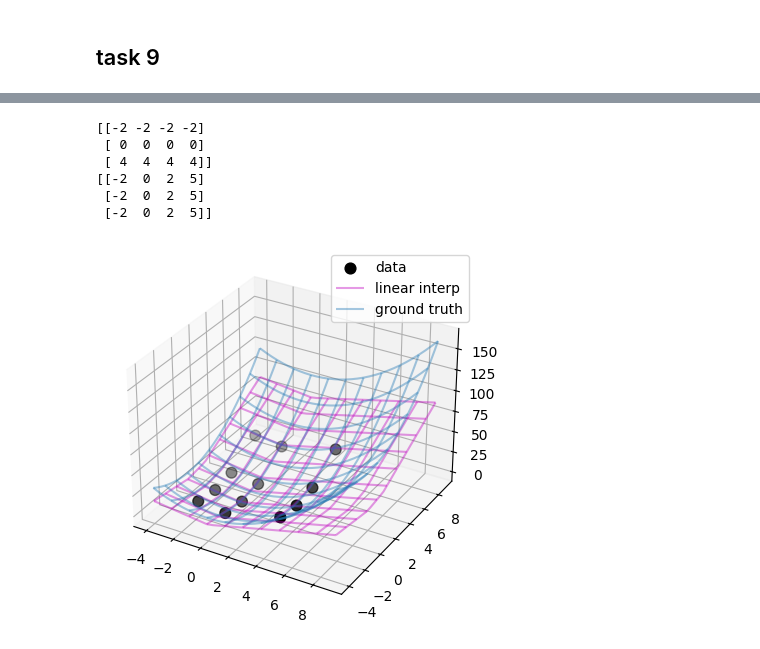
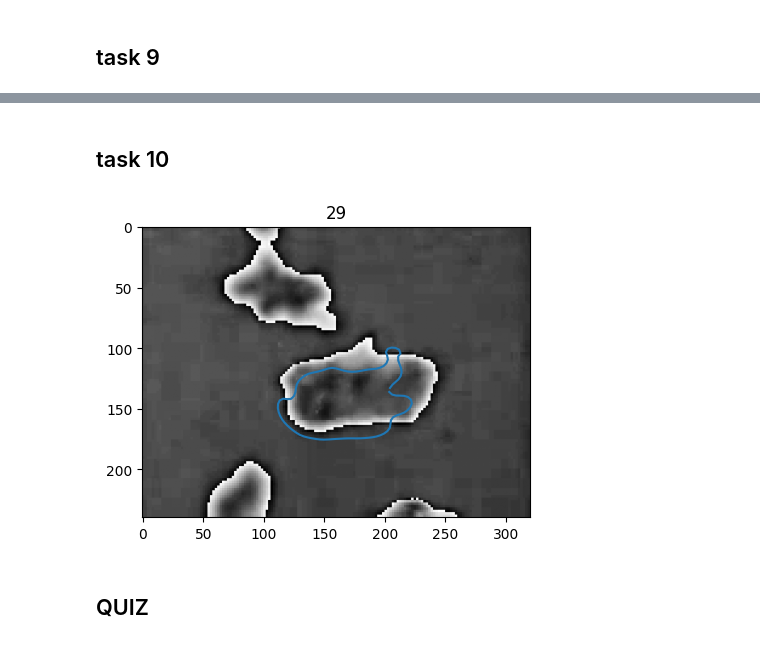
Before and after one commit to MadsPrip1/02506-Advanced-image-analysis, a Jupyter notebook: week6/week6.ipynb, the cells around one changed output, grey strips where cells are left out. Saved outputs shown, nothing was run; the diff lists cells and outputs as text; code cells hidden in the pictures.

```diff
--- a/week6/week6.ipynb
+++ b/week6/week6.ipynb
@@ -415,35 +382,32 @@ plt.show()
-# %%
-
-x, y = np.array([-2, 0, 4]), np.array([-2, 0, 2, 5])
-def ff(x, y):
-    return x**2 + y**2
-
-xg, yg = np.meshgrid(x, y, indexing='ij')
-data = ff(xg, yg)
-print(xg)
-print(yg)
-interp = RegularGridInterpolator((x, y), data, bounds_error=False, fill_value=None)
-
-import matplotlib.pyplot as plt
-fig = plt.figure()
-ax = fig.add_subplot(projection='3d')
-ax.scatter(xg.ravel(), yg.ravel(), data.ravel(), s=60, c='k', label='data')
-
-xx = np.linspace(-4, 9, 31)
-yy = np.linspace(-4, 9, 31)
-X, Y = np.meshgrid(xx, yy, indexing='ij')
-
-# interpolator
-ax.plot_wireframe(X, Y, interp((X, Y)), rstride=3, cstride=3, alpha=0.4, color='m', label='linear interp')
-# ground truth
-ax.plot_wireframe(X, Y, ff(X, Y), rstride=3, cstride=3, alpha=0.4, label='ground truth')
-plt.legend()
-plt.show()
-# %% [output]
-[[-2 -2 -2 -2]
- [ 0  0  0  0]
- [ 4  4  4  4]]
-[[-2  0  2  5]
- [-2  0  2  5]
- [-2  0  2  5]]
-[figure, removed]
+# %% [markdown]
+## task 10
+# %%
+alpha = 0.1
+beta = 0.1
+tau = 0.03
+center = (180, 130)
+radius = 40
+number_points = 100
+snake_points = initialize_circle(center, radius, number_points)
+B_int = smoothing_matrix(alpha, beta, snake_points.shape[0])
+
+fig, ax = plt.subplots(figsize=(5,5))
+ax.set_title('Original image')
+
+for j, image in enumerate(frames):
+    for i in range(10):
+        ax.clear()
+        snake_points_new = update_snake_points(snake_points, image, tau, B_int)
+        ax.plot(snake_points_new[:,0], snake_points_new[:,1])
+        snake_points = snake_points_new
+        ax.imshow(image, cmap='gray')
+        ax.set_title(j)
+        display(fig)
+        clear_output(wait=True)
+
+
+    plt.show()
+# %% [output]
+[figure, added]
+# %% [markdown]
+## QUIZ
```
Also changed, not shown: parts of 21 cells of this notebook.
